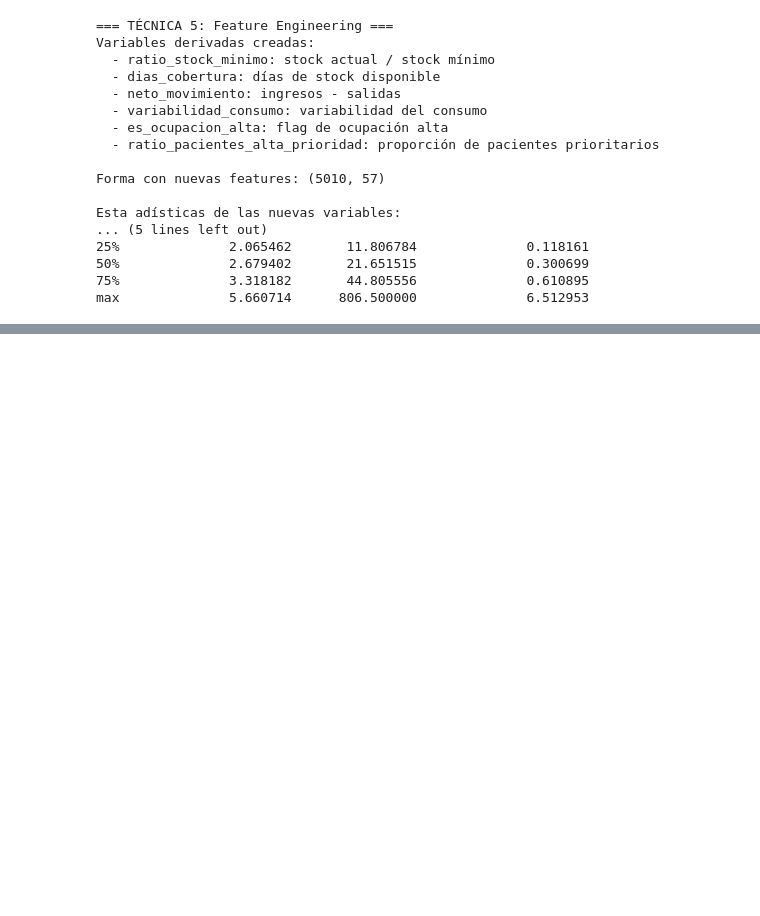
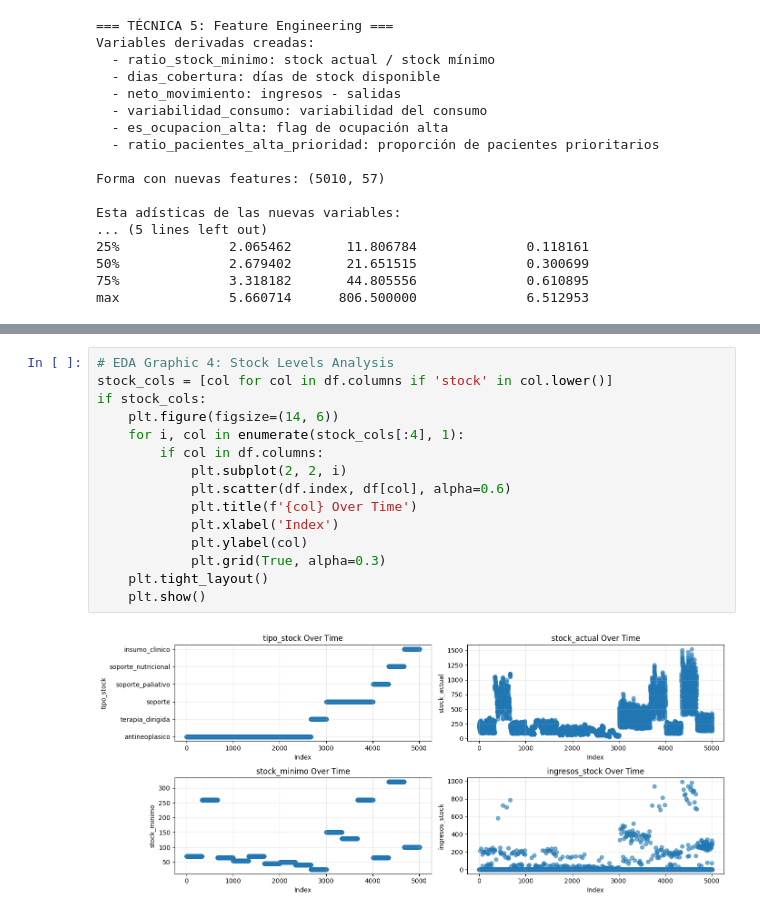
Before and after one commit to Machiz/Aldimi-Project, a Jupyter notebook: notebooks/EDA.ipynb, the cells around one changed output, grey strips where cells are left out. Saved outputs shown, nothing was run; the diff lists cells and outputs as text; blank space fills up the shorter version.

```diff
--- a/notebooks/EDA.ipynb
+++ b/notebooks/EDA.ipynb
@@ -292,0 +327,17 @@ df.shape
+# %%
+# EDA Graphic 4: Stock Levels Analysis
+stock_cols = [col for col in df.columns if 'stock' in col.lower()]
+if stock_cols:
+    plt.figure(figsize=(14, 6))
+    for i, col in enumerate(stock_cols[:4], 1):
+        if col in df.columns:
+            plt.subplot(2, 2, i)
+            plt.scatter(df.index, df[col], alpha=0.6)
+            plt.title(f'{col} Over Time')
+            plt.xlabel('Index')
+            plt.ylabel(col)
+            plt.grid(True, alpha=0.3)
+    plt.tight_layout()
+    plt.show()
+# %% [output]
+[figure, added]
```
Also changed, not shown: parts of 9 cells of this notebook, 1 other file.
